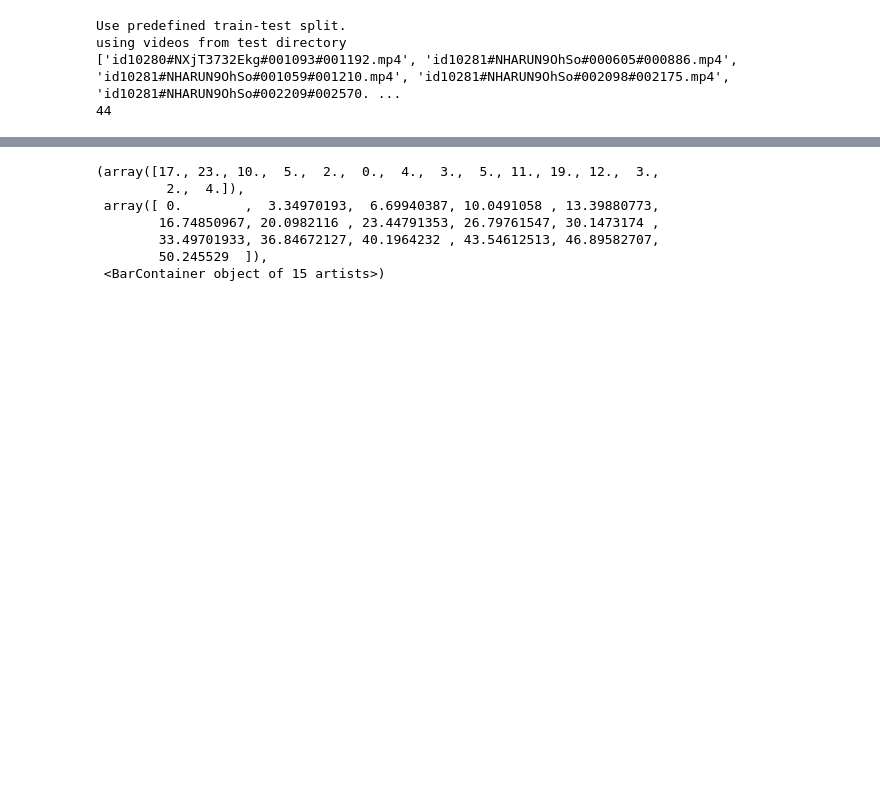
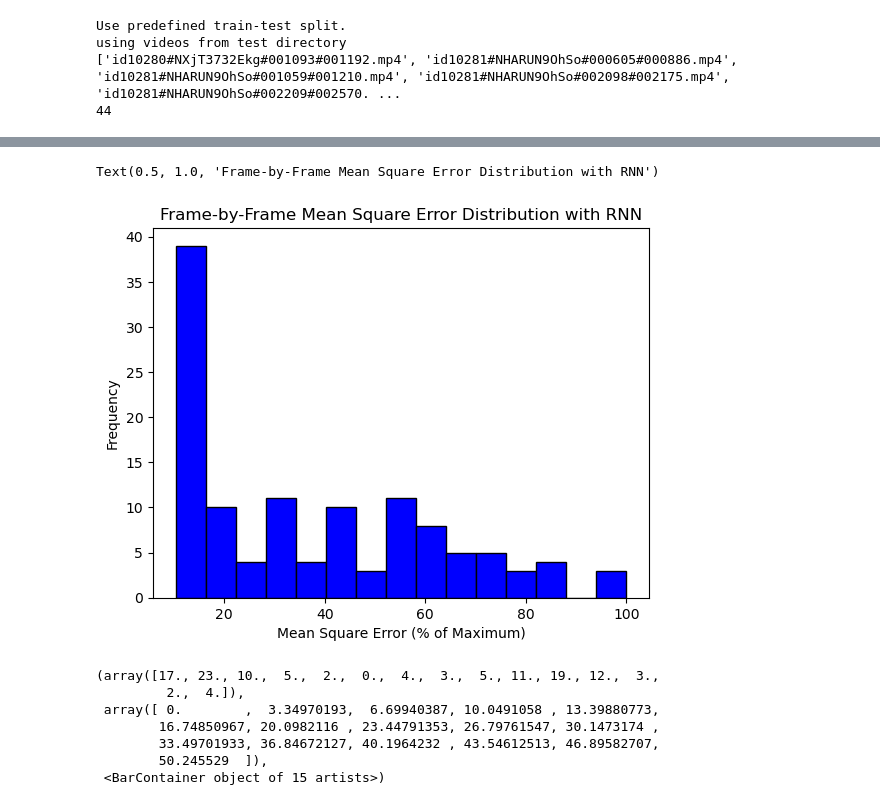
Before and after one commit to tristenAH/VMAF-Code-Repository, a Jupyter notebook: Keypoints_Prediction/VMAF_On_RNN_Reconstruction_Mode.ipynb, the cells around one changed output, grey strips where cells are left out. Saved outputs shown, nothing was run; the diff lists cells and outputs as text; code cells hidden in the pictures; blank space fills up the shorter version.

Commit message:
Plot Creation for Data Analysis
Created plots to display VMAF scores between algorithms and with MSE

```diff
--- a/Keypoints_Prediction/VMAF_On_RNN_Reconstruction_Mode.ipynb
+++ b/Keypoints_Prediction/VMAF_On_RNN_Reconstruction_Mode.ipynb
@@ -419,3 +398,19 @@ video:264kB audio:0kB subtitle:0kB other streams:0kB global headers:0kB muxing o
+# %%
+#Make Histogram for Frame-by-Frame MSE
+example_video = mse_list_videos[10]
+frame_max = np.max(example_video)
+frames_norm = (example_video/frame_max)*100
+
+# Create the histogram
+plt.hist(frames_norm, bins=15, color='blue', edgecolor='black')
+
+# Add labels and title
+plt.xlabel('Mean Square Error (% of Maximum)')
+plt.ylabel('Frequency')
+plt.title('Frame-by-Frame Mean Square Error Distribution with RNN')
+# %% [output]
+Text(0.5, 1.0, 'Frame-by-Frame Mean Square Error Distribution with RNN')
+[figure, added]
 # %%
 #Read all VMAF outputs into a list variable
 vmaf_outputs = []
```
Also changed, not shown: parts of 6 cells of this notebook, 2 other files.
